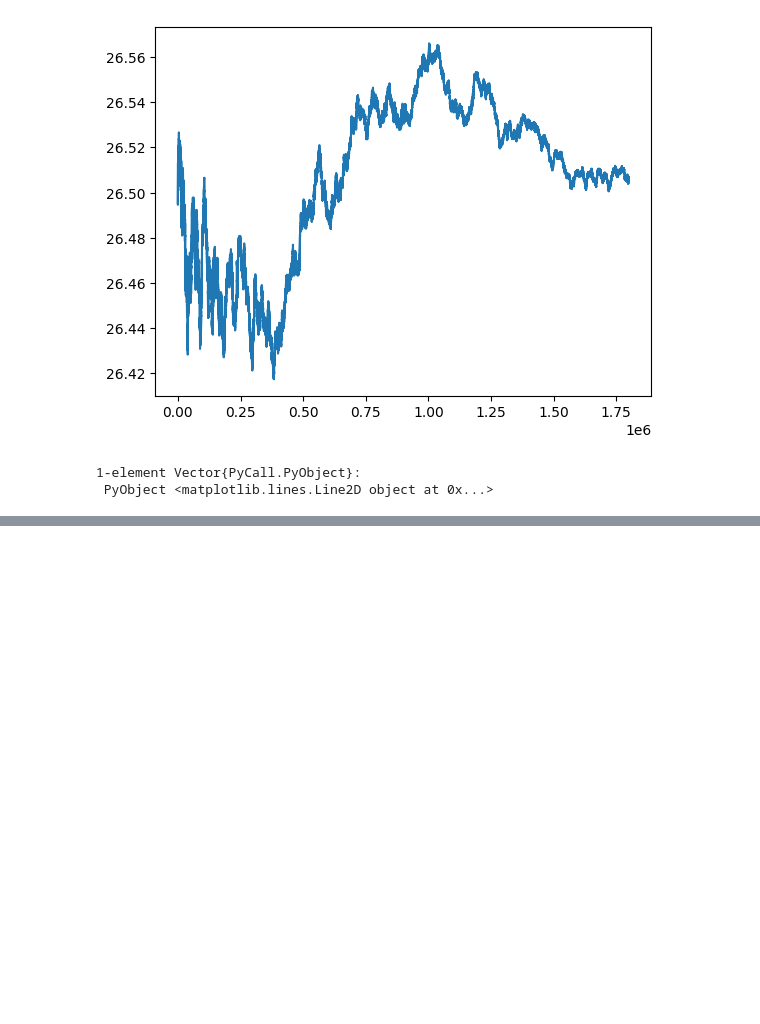
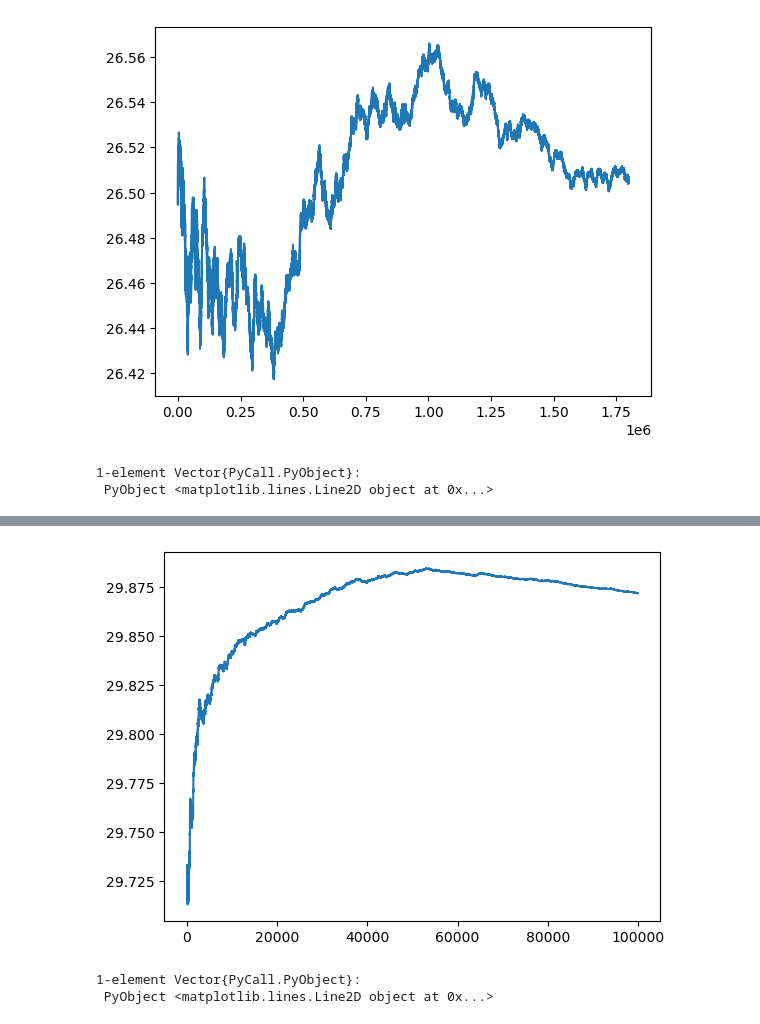
Before and after one commit to fairleyl/PhD-Code, a Jupyter notebook: Problem-Suite-SMARPI_NewVFA.ipynb, the cells around one changed output, grey strips where cells are left out. Cells and saved outputs as stored; diff of their text form; code cells hidden in the pictures; blank space fills up the shorter version.

Commit message:
Update Problem-Suite-SMARPI_NewVFA.ipynb
Added comparison of SMARVI VFA against true optimal value function

```diff
--- a/Problem-Suite-SMARPI_NewVFA.ipynb
+++ b/Problem-Suite-SMARPI_NewVFA.ipynb
@@ -6008,0 +6011,4 @@ PyPlot.plot(gsVI[2][start:finish])
+# %%
+nMax = 15000000
+result = smarpeNewVFA_ST_fa(N,alpha_d, alpha_r, beta, tau, c0, c1, r, nMax, 0.001, 0.1; printProgress = true, modCounter = 1000000)
+result[3]
@@ -6008,0 +6032,3 @@ PyPlot.plot(gsVI[2][start:finish])
+# %%
+ve = result[1]
+vn = result[2]
@@ -6008,0 +6039,5 @@ PyPlot.plot(gsVI[2][start:finish])
+# %%
+evalNMax = 2000000
+g0 = result[3]
+gs = gEvaluationNewVFA(N,alpha_d, alpha_r, beta, tau, c0, c1, r, evalNMax, ve, vn, g0; printProgress = true, modCounter = 100000)
+gs[1]
@@ -6008,0 +6066,4 @@ PyPlot.plot(gsVI[2][start:finish])
+# %%
+nMax = 10000000
+resultVI = smarviNewVFA_ST(N,alpha_d, alpha_r, beta, tau, c0, c1, r, nMax, 0.001, 0.0, 0.01; g = g0, timePassed = 1000.0, startingVFAGiven = true, ve = ve, vn = vn, stepsizeType = "constant", printProgress = true, modCounter = 1000000)
+resultVI[3]
@@ -6008,0 +6082,6 @@ PyPlot.plot(gsVI[2][start:finish])
+# %%
+PyPlot.plot(resultVI[4][1:100000])
+# %% [output]
+[figure, added]
+1-element Vector{PyCall.PyObject}:
+ PyObject <matplotlib.lines.Line2D object at 0x...>
```
Also changed, not shown: parts of 16 cells of this notebook.
